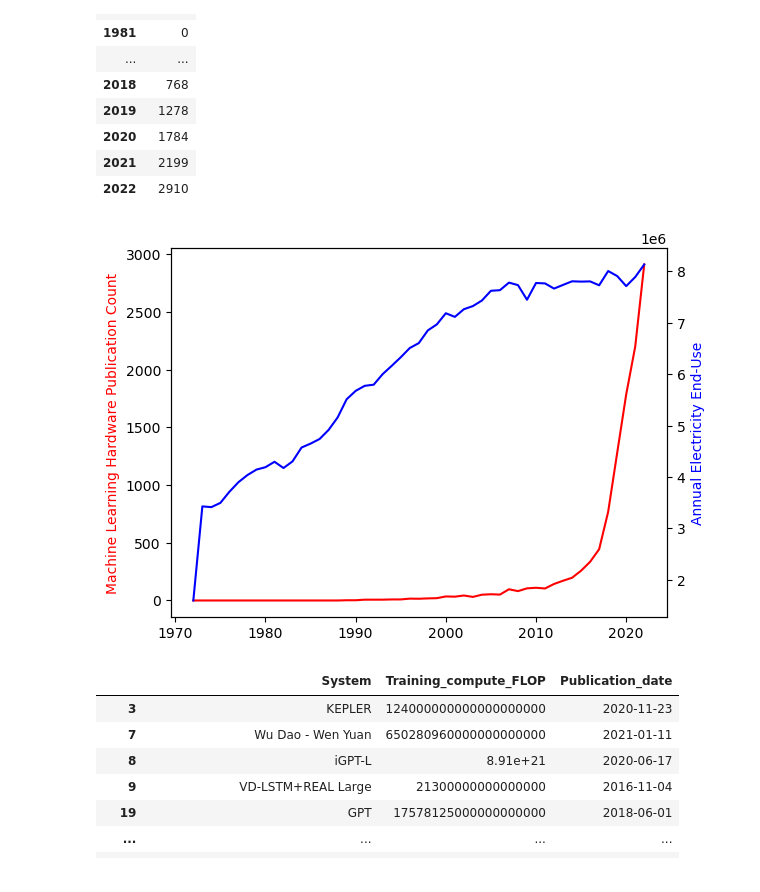
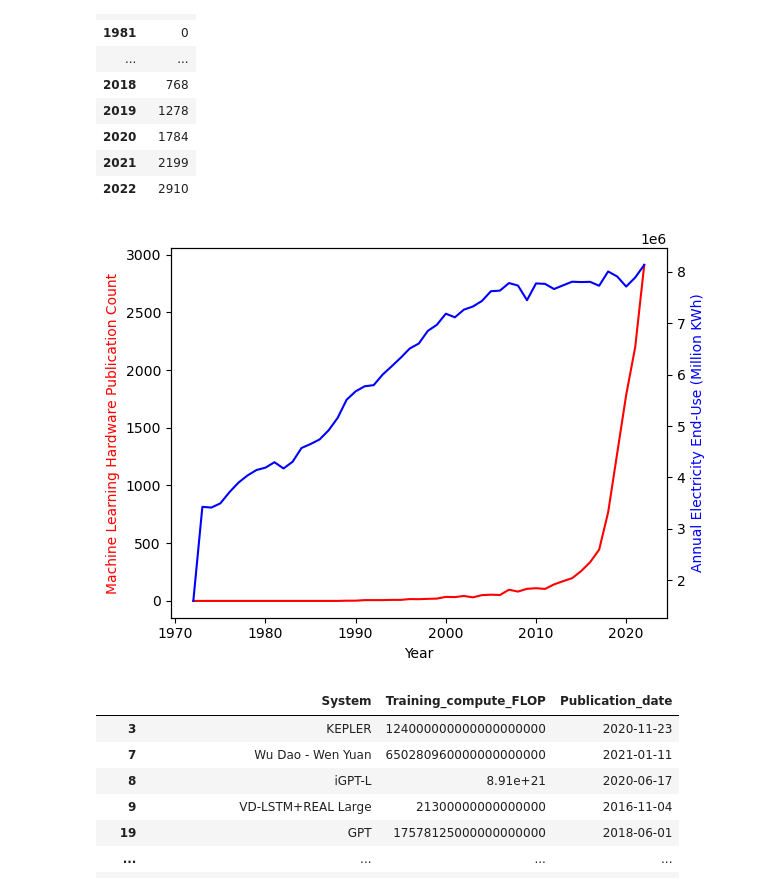
Before and after one commit to rreece15/Collaborative-Networks-In-Machine-Learning, a Jupyter notebook: Riherd_Chiu_project_code/model/wos/custom_class_updated2.ipynb, the cells around one changed output. Saved outputs shown, nothing was run; the diff lists cells and outputs as text; code cells hidden in the pictures.

```diff
--- a/Riherd_Chiu_project_code/model/wos/custom_class_updated2.ipynb
+++ b/Riherd_Chiu_project_code/model/wos/custom_class_updated2.ipynb
@@ -111,15 +113,16 @@ display(yr_counts)
 # %%
 years = electricity['YYYY']
 
 fig, ax1 = plt.subplots()
 ax1.plot(years,yr_counts,color='r')
+ax1.set_xlabel('Year')
 ax1.set_ylabel('Machine Learning Hardware Publication Count',color='r')
 ax2 = ax1.twinx()
 ax2.plot(years,electricity['annual end use'],color='b')
-ax2.set_ylabel('Annual Electricity End-Use',color='b')
+ax2.set_ylabel('Annual Electricity End-Use (Million KWh)',color='b')
 plt.show()
 # %% [output]
-[figure, old version]
+[figure, new version]
 # %%
 compute = pd.read_csv('../../../data/computation/systems_compute.csv')
 compute = compute[['System','Training compute (FLOP)','Publication date']]
```
Also changed, not shown: parts of 3 cells of this notebook.
